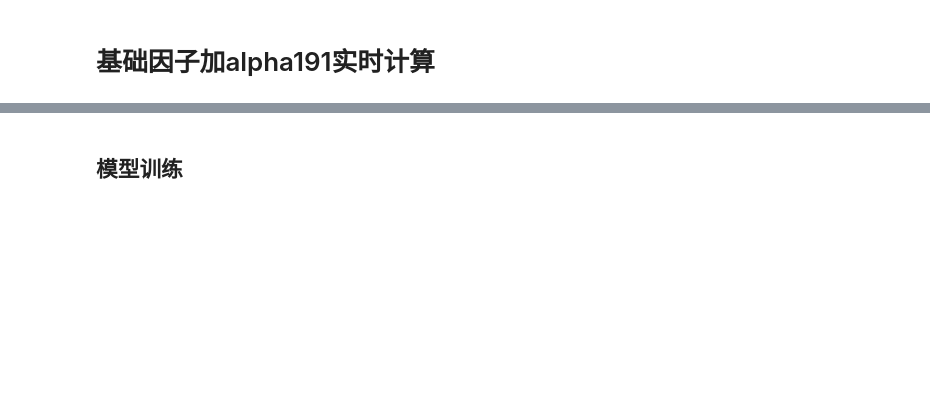
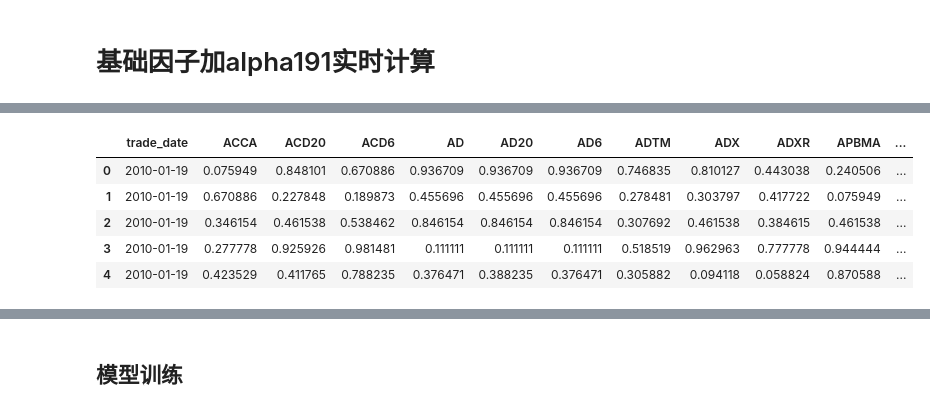
Before and after one commit to STHSF/MultiFactors, a Jupyter notebook: src/stacking/notebooks/run_realtime.ipynb, the cells around one changed output, grey strips where cells are left out. Saved outputs shown, nothing was run; the diff lists cells and outputs as text; code cells hidden in the pictures; blank space fills up the shorter version.

```diff
--- a/src/stacking/notebooks/run_realtime.ipynb
+++ b/src/stacking/notebooks/run_realtime.ipynb
@@ -87,0 +155,9 @@ np.shape(train_data)
+# %%
+train_data.head()
+# %% [output]
+|  | trade_date | ACCA | ACD20 | ACD6 | AD | AD20 | AD6 | ADTM | ADX | ADXR | APBMA | ... |
+| 0 | 2010-01-19 | 0.075949 | 0.848101 | 0.670886 | 0.936709 | 0.936709 | 0.936709 | 0.746835 | 0.810127 | 0.443038 | 0.240506 | ... |
+| 1 | 2010-01-19 | 0.670886 | 0.227848 | 0.189873 | 0.455696 | 0.455696 | 0.455696 | 0.278481 | 0.303797 | 0.417722 | 0.075949 | ... |
+| 2 | 2010-01-19 | 0.346154 | 0.461538 | 0.538462 | 0.846154 | 0.846154 | 0.846154 | 0.307692 | 0.461538 | 0.384615 | 0.461538 | ... |
+| 3 | 2010-01-19 | 0.277778 | 0.925926 | 0.981481 | 0.111111 | 0.111111 | 0.111111 | 0.518519 | 0.962963 | 0.777778 | 0.944444 | ... |
+| 4 | 2010-01-19 | 0.423529 | 0.411765 | 0.788235 | 0.376471 | 0.388235 | 0.376471 | 0.305882 | 0.094118 | 0.058824 | 0.870588 | ... |
```
Also changed, not shown: parts of 19 cells of this notebook.
